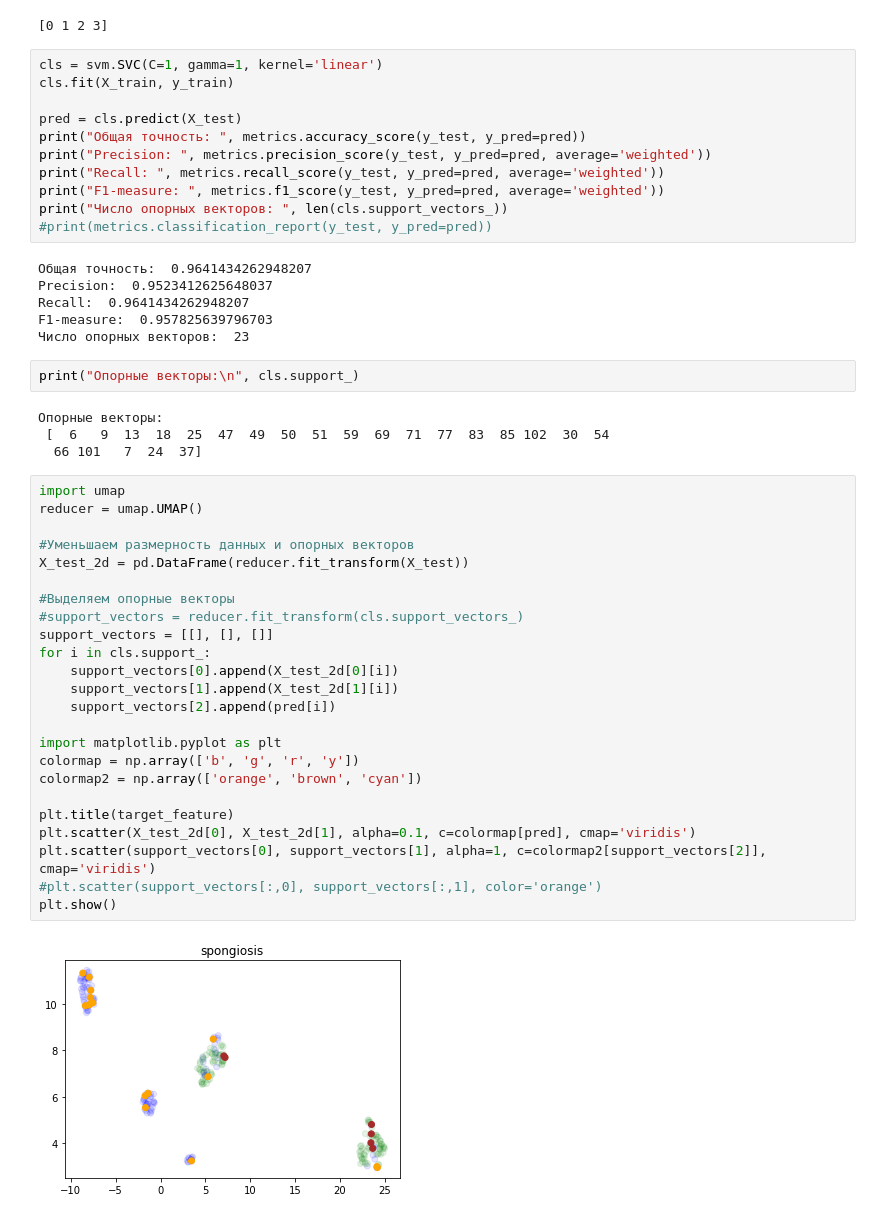
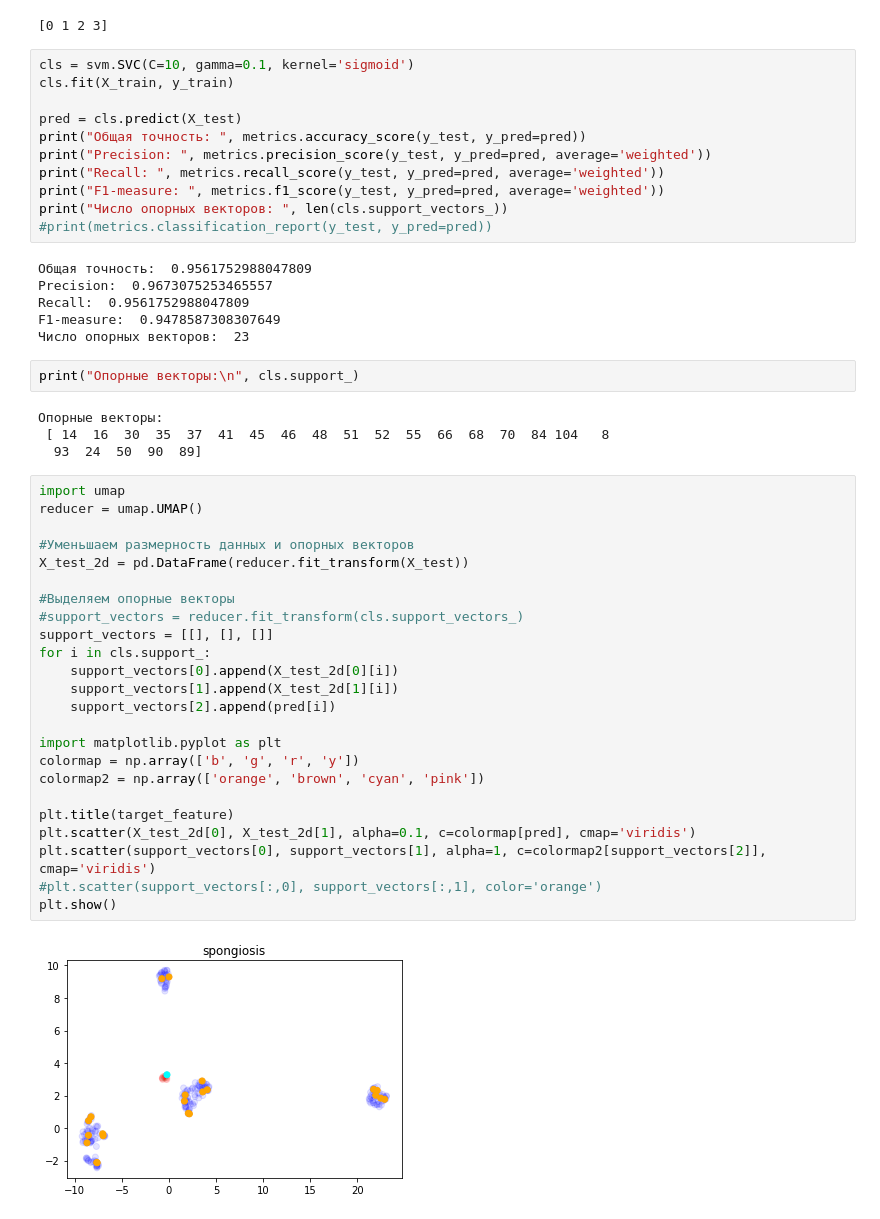
Before and after one commit to IlyaNechaev/ISiT, a Jupyter notebook: 5-6/SVM-classifier.ipynb, the cells around one changed output. Drawn from its saved outputs; the diff is of its cells as text.

```diff
--- a/5-6/SVM-classifier.ipynb
+++ b/5-6/SVM-classifier.ipynb
@@ -58,7 +58,7 @@ print(target.unique())
 # %% [output]
 [0 1 2 3]
 # %%
-cls = svm.SVC(C=1, gamma=1, kernel='linear')
+cls = svm.SVC(C=10, gamma=0.1, kernel='sigmoid')
 cls.fit(X_train, y_train)
 
 pred = cls.predict(X_test)
@@ -69,43 +69,43 @@ print("F1-measure: ", metrics.f1_score(y_test, y_pred=pred, average='weighted'))
 print("Число опорных векторов: ", len(cls.support_vectors_))
 #print(metrics.classification_report(y_test, y_pred=pred))
 # %% [output]
-Общая точность:  0.9641434262948207
-Precision:  0.9523412625648037
-Recall:  0.9641434262948207
-F1-measure:  0.957825639796703
+Общая точность:  0.9561752988047809
+Precision:  0.9673075253465557
+Recall:  0.9561752988047809
+F1-measure:  0.9478587308307649
 Число опорных векторов:  23
 # %%
 print("Опорные векторы:\n", cls.support_)
 # %% [output]
 Опорные векторы:
- [  6   9  13  18  25  47  49  50  51  59  69  71  77  83  85 102  30  54
-  66 101   7  24  37]
+ [ 14  16  30  35  37  41  45  46  48  51  52  55  66  68  70  84 104   8
+  93  24  50  90  89]
 # %%
 import umap
 reducer = umap.UMAP()
 
 #Уменьшаем размерность данных и опорных векторов
 X_test_2d = pd.DataFrame(reducer.fit_transform(X_test))
 
 #Выделяем опорные векторы
 #support_vectors = reducer.fit_transform(cls.support_vectors_)
 support_vectors = [[], [], []]
 for i in cls.support_:
     support_vectors[0].append(X_test_2d[0][i])
     support_vectors[1].append(X_test_2d[1][i])
     support_vectors[2].append(pred[i])
 
 import matplotlib.pyplot as plt
 colormap = np.array(['b', 'g', 'r', 'y'])
-colormap2 = np.array(['orange', 'brown', 'cyan'])
+colormap2 = np.array(['orange', 'brown', 'cyan', 'pink'])
 
 plt.title(target_feature)
 plt.scatter(X_test_2d[0], X_test_2d[1], alpha=0.1, c=colormap[pred], cmap='viridis')
 plt.scatter(support_vectors[0], support_vectors[1], alpha=1, c=colormap2[support_vectors[2]], cmap='viridis')
 #plt.scatter(support_vectors[:,0], support_vectors[:,1], color='orange')
 plt.show()
 # %% [output]
-[figure, old version]
+[figure, new version]
 # %% [markdown]
 Опорные векторы:
 * оранжевые - для класса объектов, выделенных синим цветом
```
Also changed, not shown: parts of 6 cells of this notebook, 1 other file.
